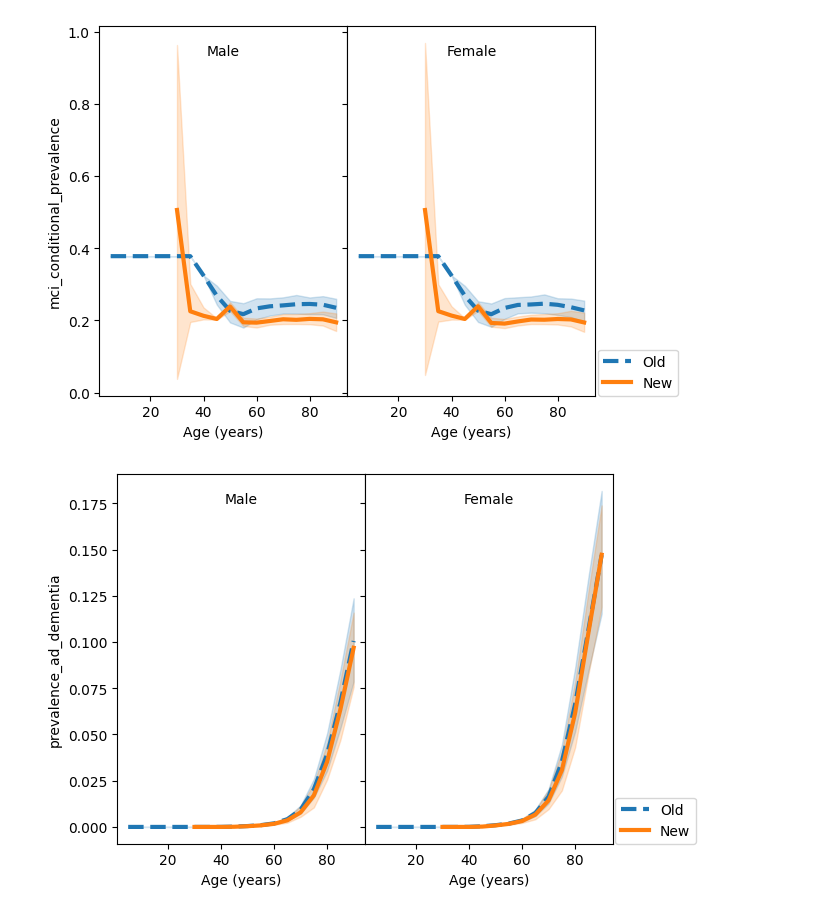
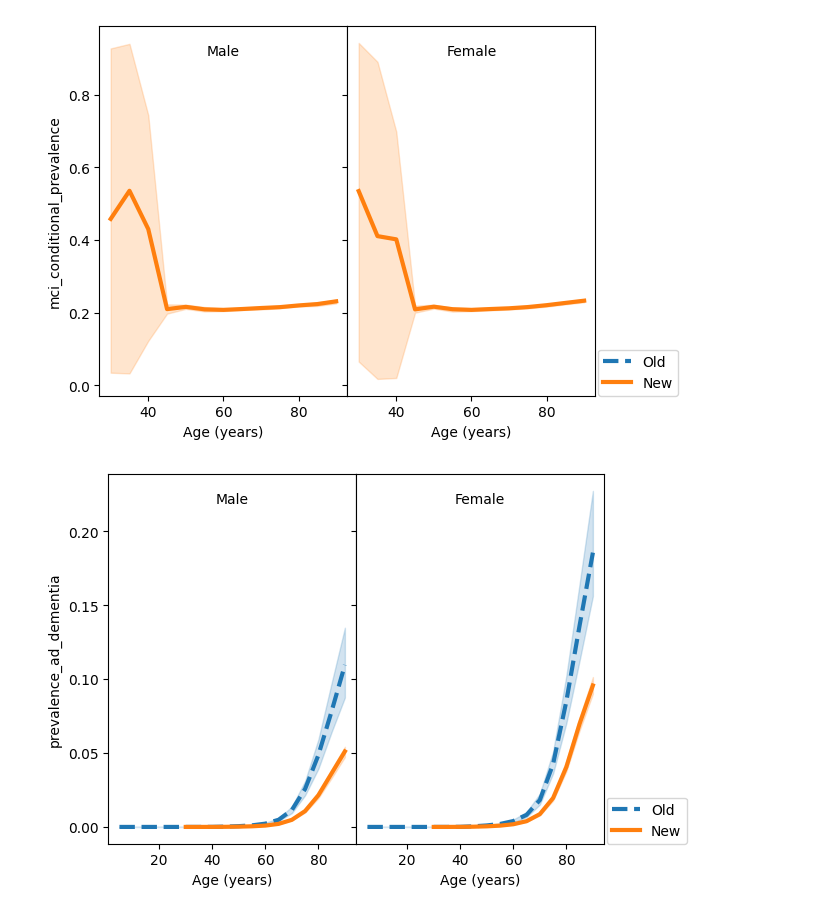
Before and after one commit to ihmeuw/vivarium_csu_alzheimers, a Jupyter notebook: generate_and_test_consistent_rates.ipynb, the cells around one changed output. Saved outputs shown, nothing was run; the diff lists cells and outputs as text; code cells hidden in the pictures.

```diff
--- a/generate_and_test_consistent_rates.ipynb
+++ b/generate_and_test_consistent_rates.ipynb
@@ -19,3 +17,3 @@ WARNING:2025-10-21 09:44:47,812:jax._src.xla_bridge:864: An NVIDIA GPU may be pr
 # %%
-art = Artifact(path='united_states_of_america.hdf')
+art = Artifact(path='singapore.hdf')
 # %%
@@ -89,5 +125,8 @@ age_group_plot('prevalence_any', df_old, df_new)
 # %%
-df_old = art_etl('cause.alzheimers.population_incidence_rate')
-df_new = art_etl('cause.alzheimers_consistent.population_incidence_any')
-age_group_plot('population_incidence_any', df_old, df_new)
+# Compare the GBD AD-dementia incidence (old) against the consistent
+# S->BBBM transition rate (new). The latter replaces `population_incidence_any`.
+df_old = data_etl(art.load('cause.alzheimers.ad_dementia_population_incidence_rate')
+                  + art.load('cause.alzheimers.mixed_dementia_population_incidence_rate'))
+df_new = art_etl('cause.alzheimers_consistent.susceptible_to_bbbm_ad_transition_rate')
+age_group_plot('S_to_BBBM_transition_rate', df_old, df_new)
 # %% [output]
@@ -95,5 +134,21 @@ age_group_plot('population_incidence_any', df_old, df_new)
 # %%
+# The single `cause.alzheimers_consistent.excess_mortality_rate` was split
+# into per-severity keys. Reconstruct a dementia-conditional EMR by
+# delta-weighting the three severities (renormalizing by the dementia
+# share, since BBBM/MCI states carry no EMR).
+emr_mild = art.load('cause.alzheimers_consistent.excess_mortality_rate_mild')
+emr_moderate = art.load('cause.alzheimers_consistent.excess_mortality_rate_moderate')
+emr_severe = art.load('cause.alzheimers_consistent.excess_mortality_rate_severe')
+delta_mild = art.load('cause.alzheimers_consistent.mild_dementia_conditional_prevalence')
+delta_moderate = art.load('cause.alzheimers_consistent.moderate_dementia_conditional_prevalence')
+delta_severe = art.load('cause.alzheimers_consistent.severe_dementia_conditional_prevalence')
+
+dementia_share = delta_mild + delta_moderate + delta_severe
+emr_dementia = (emr_mild * delta_mild
+                + emr_moderate * delta_moderate
+                + emr_severe * delta_severe) / dementia_share
+
 df_old = art_etl('cause.alzheimers_disease_and_other_dementias.excess_mortality_rate')
-df_new = art_etl('cause.alzheimers_consistent.excess_mortality_rate')
+df_new = data_etl(emr_dementia)
 age_group_plot('excess_mortality_rate', df_old, df_new)
 # %% [output]
@@ -107,23 +164,27 @@ age_group_plot('bbbm_conditional_prevalence', df_old, df_new)
 # %%
-df_old = art_etl('cause.alzheimers.mci_conditional_prevalence')
+# GBD has no MCI prevalence either; only plot the consistent-model output.
 df_new = art_etl('cause.alzheimers_consistent.mci_conditional_prevalence')
+df_old = df_new.iloc[[], :]
 age_group_plot('mci_conditional_prevalence', df_old, df_new)
 # %% [output]
-[figure, old version]
+[figure, new version]
 # %%
-df_old = art_etl('cause.alzheimers.prevalence')
-df_new = art_etl('cause.alzheimers_consistent.prevalence_any')
+# Convert the consistent total-AD prevalence into AD-dementia-only prevalence
+# by multiplying by (1 - bbbm - mci), i.e. the dementia-phase share.
+df_old = data_etl(art.load('cause.alzheimers.ad_dementia_prevalence')
+                  + art.load('cause.alzheimers.mixed_dementia_prevalence'))
+df_new = art_etl('cause.alzheimers_consistent.alzheimers_prevalence')
 
-demential_conditional_prevalence = (1 -
+dementia_conditional_prevalence = (1 -
 (
     art_etl('cause.alzheimers_consistent.bbbm_conditional_prevalence')['mean'].values
     + art_etl('cause.alzheimers_consistent.mci_conditional_prevalence')['mean'].values
 ))
-df_new['mean'] *= demential_conditional_prevalence
-df_new['2.5%'] *= demential_conditional_prevalence
-df_new['97.5%'] *= demential_conditional_prevalence
+df_new['mean'] *= dementia_conditional_prevalence
+df_new['2.5%'] *= dementia_conditional_prevalence
+df_new['97.5%'] *= dementia_conditional_prevalence
 
 age_group_plot('prevalence_ad_dementia', df_old, df_new)
 # %% [output]
-[figure, old version]
+[figure, new version]
 # %%
```
Also changed, not shown: parts of 12 cells of this notebook.
